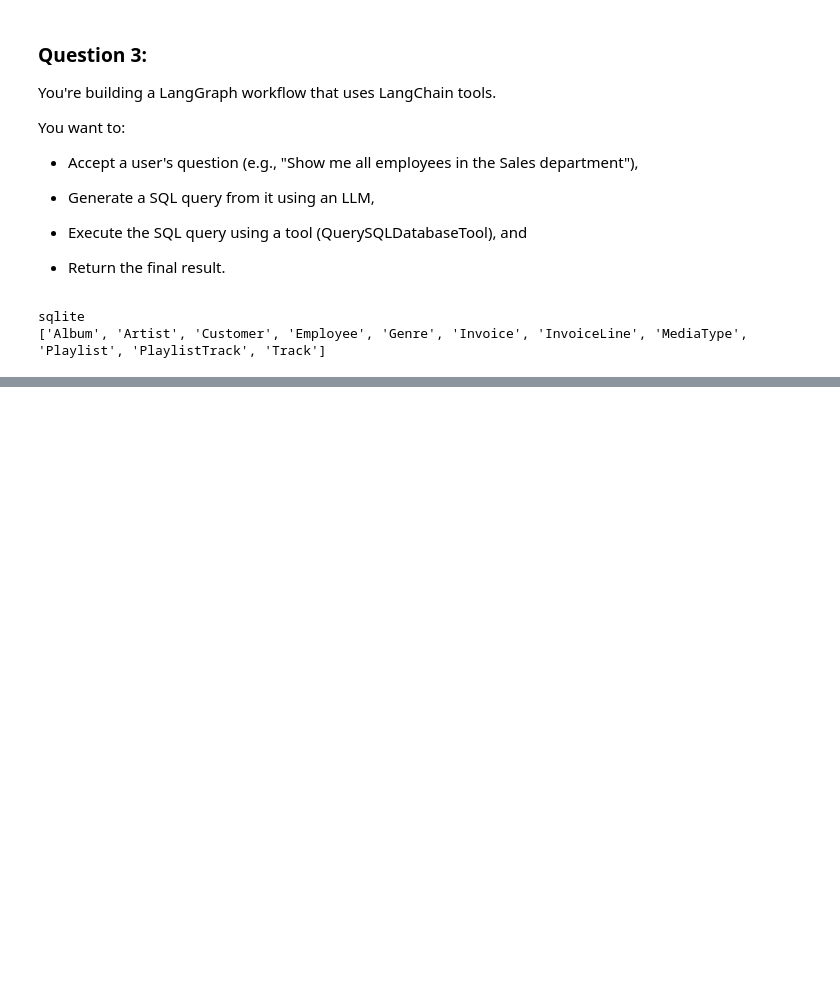
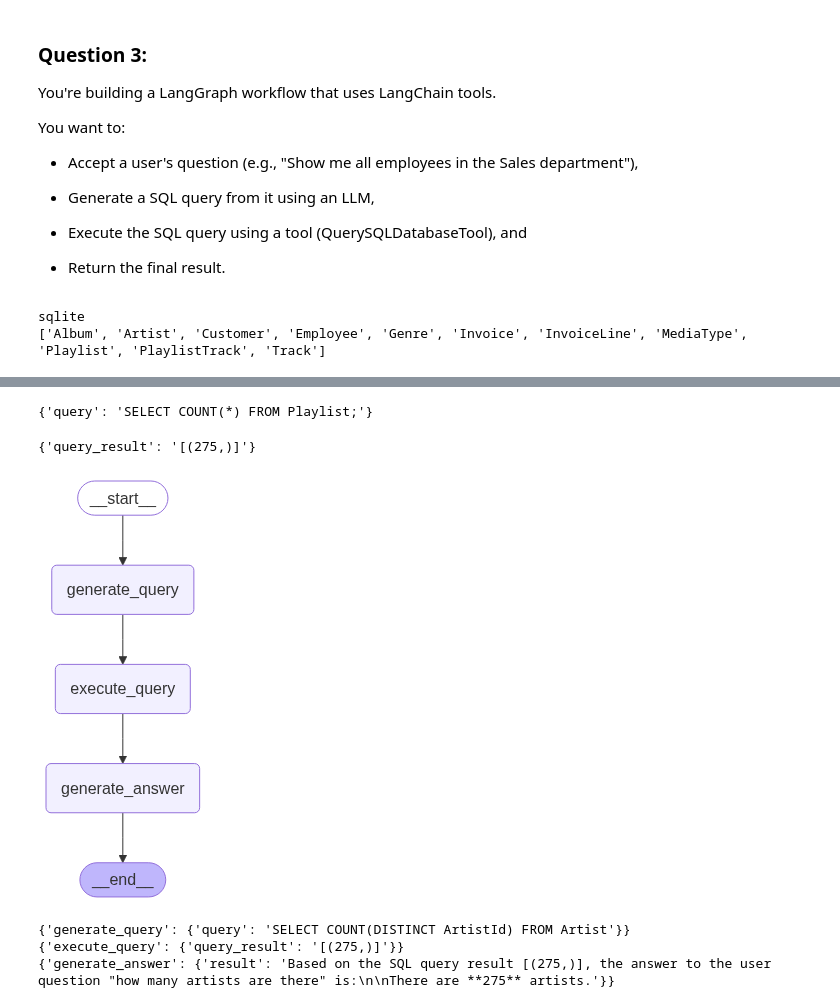
Before and after one commit to Mansi-Dwivedi-04/GenAI, a Jupyter notebook: langgraph.ipynb, the cells around one changed output, grey strips where cells are left out. Saved outputs shown, nothing was run; the diff lists cells and outputs as text; code cells hidden in the pictures; blank space fills up the shorter version.

Commit message:
Kaggle Notebook | LangGraph | Version 5

```diff
--- a/langgraph.ipynb
+++ b/langgraph.ipynb
@@ -154,3 +154,10 @@ print(db.get_usable_table_names())
 # %% [output]
 sqlite
 ['Album', 'Artist', 'Customer', 'Employee', 'Genre', 'Invoice', 'InvoiceLine', 'MediaType', 'Playlist', 'PlaylistTrack', 'Track']
+# %%
+from typing_extensions import TypedDict, Annotated
+class State(TypedDict):
+    question: str
+    query: str
+    query_result: str
+    result:str
@@ -156,0 +227,45 @@ sqlite
+# %%
+ques = "How many Playlists are there?"
+generate_query({"question":ques})
+# %% [output]
+{'query': 'SELECT COUNT(*) FROM Playlist;'}
+# %%
+from langchain_community.tools.sql_database.tool import QuerySQLDatabaseTool
+def execute_query(state:State)->State:
+    "Running the query"
+    execute_query_tool = QuerySQLDatabaseTool(db=db)
+    return {"query_result":execute_query_tool.invoke(state["query"])}
+# %%
+execute_query({'query': 'SELECT COUNT(DISTINCT ArtistId) FROM Artist'})
+# %% [output]
+{'query_result': '[(275,)]'}
+# %%
+def generate_answer(state:State)->State:
+    """Generate answer based on query and query_result"""
+    prompt = ("Given the following user question, corresponding to a SQL query, "
+    "and SQL query result, answer the user question based on SQL query and SQL query result.\n\n"
+    f"Question: {state['question']}\n"
+    f"SQL Query:{state['query']}\n"
+    f"SQL Query result: {state['query_result']}")
+    result = llm.invoke(prompt)
+    return {"result":result.content}
+# %%
+from langgraph.graph import StateGraph, START
+graph_builder = StateGraph(State).add_sequence([generate_query,execute_query,generate_answer])
+graph_builder.add_edge(START,"generate_query")
+graph = graph_builder.compile()
+# %%
+from IPython.display import Image,display
+display(Image(graph.get_graph().draw_mermaid_png()))
+# %% [output]
+[figure, added]
+# %%
+for step in graph.stream(
+    {"question": "how many artists are there"}, stream_mode="updates"
+):
+
+    print(step)
+# %% [output]
+{'generate_query': {'query': 'SELECT COUNT(DISTINCT ArtistId) FROM Artist'}}
+{'execute_query': {'query_result': '[(275,)]'}}
+{'generate_answer': {'result': 'Based on the SQL query result [(275,)], the answer to the user question "how many artists are there" is:\n\nThere are **275** artists.'}}
```
Also changed, not shown: parts of 6 cells of this notebook.
